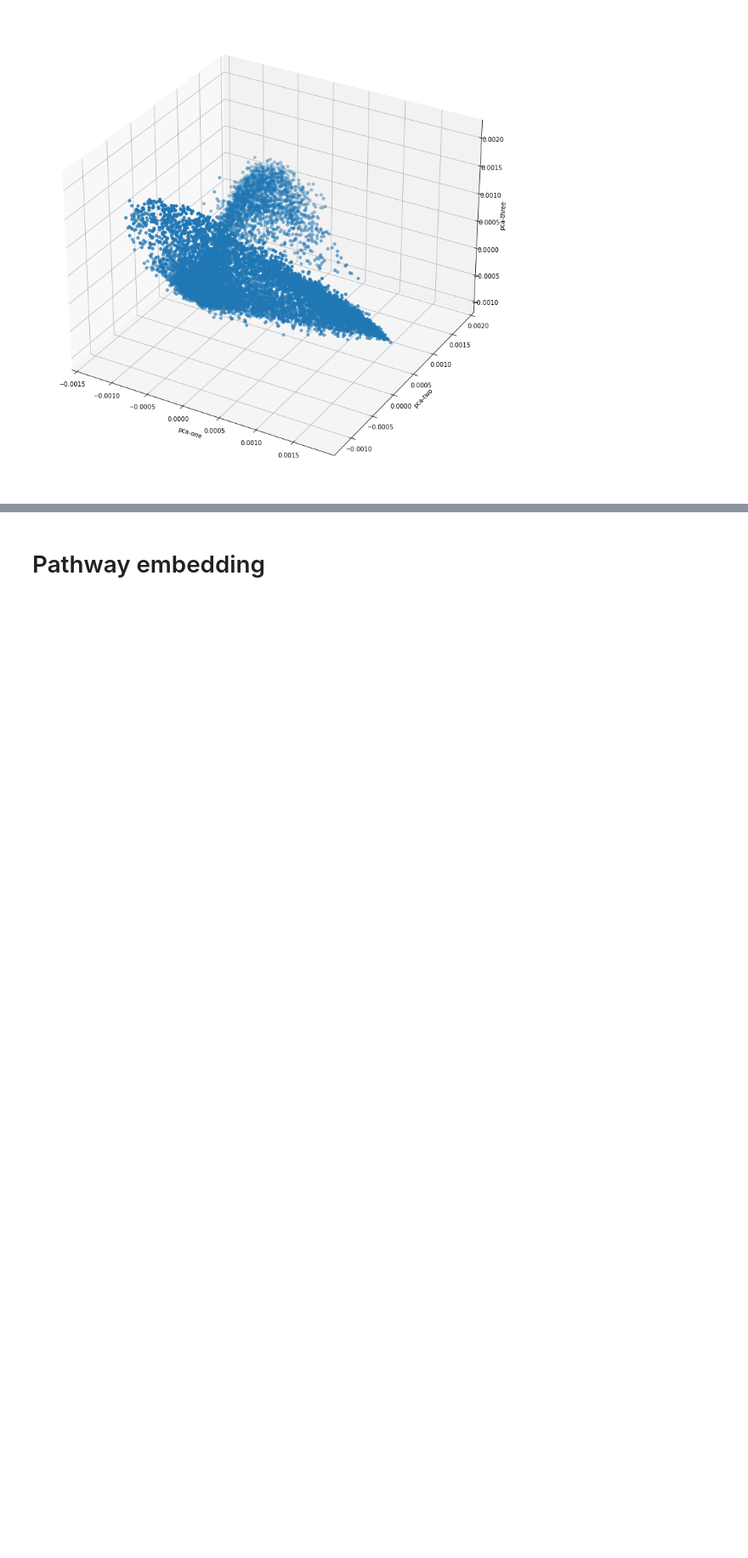
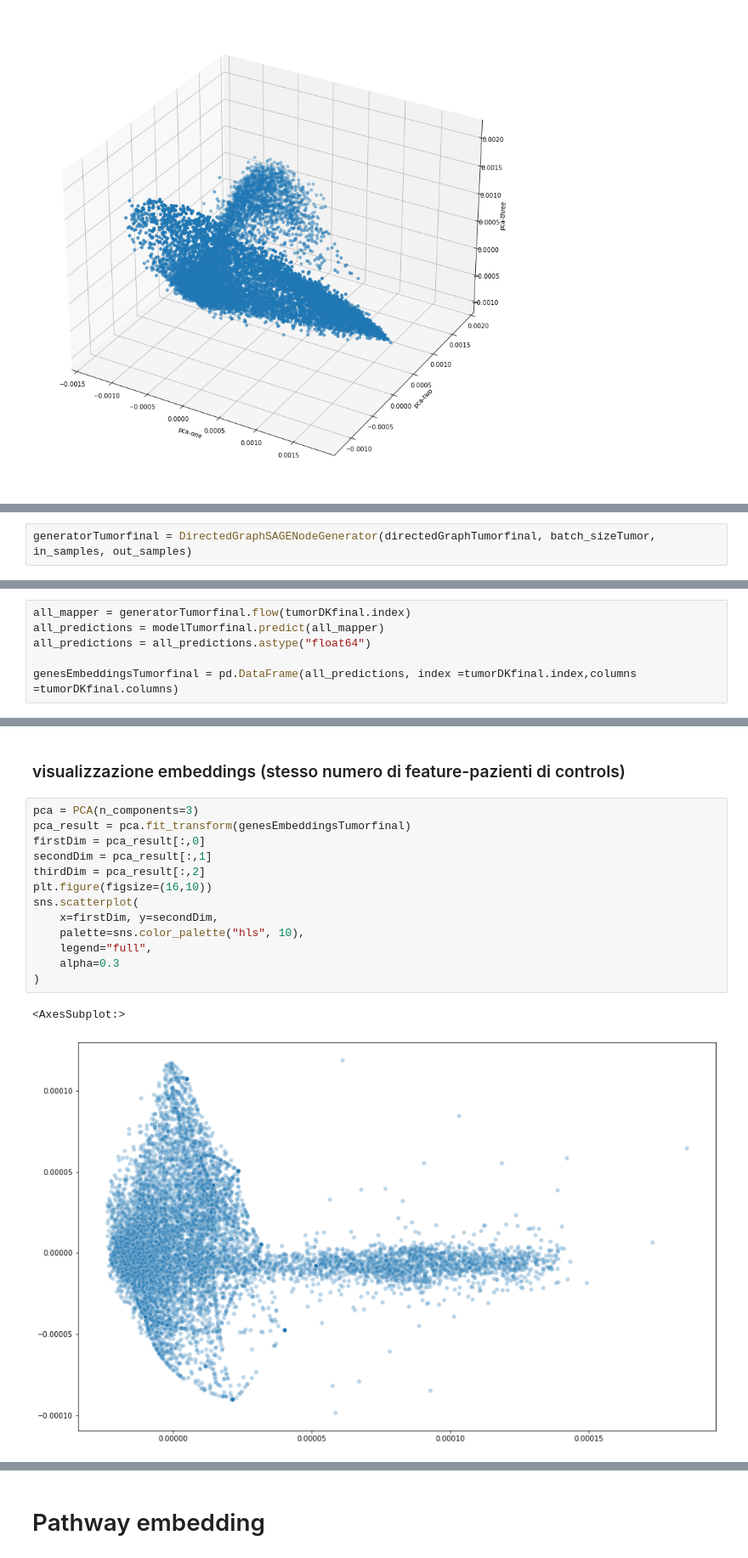
Before and after one commit to josura/GNN-metapathways, a Jupyter notebook: testGraph.ipynb, the cells around one changed output, grey strips where cells are left out. Shown at 85% size. Drawn from its saved outputs; the diff is of its cells as text; blank space fills up the shorter version.

```diff
--- a/testGraph.ipynb
+++ b/testGraph.ipynb
@@ -1188,0 +1217,2 @@ plt.show()
+# %%
+generatorTumorfinal = DirectedGraphSAGENodeGenerator(directedGraphTumorfinal, batch_sizeTumor, in_samples, out_samples)
@@ -1188,0 +1306,6 @@ plt.show()
+# %%
+all_mapper = generatorTumorfinal.flow(tumorDKfinal.index)
+all_predictions = modelTumorfinal.predict(all_mapper)
+all_predictions = all_predictions.astype("float64")
+
+genesEmbeddingsTumorfinal = pd.DataFrame(all_predictions, index =tumorDKfinal.index,columns =tumorDKfinal.columns)
@@ -1188,0 +1328,18 @@ plt.show()
+# %% [markdown]
+### visualizzazione embeddings (stesso numero di feature-pazienti di controls)
+# %%
+pca = PCA(n_components=3)
+pca_result = pca.fit_transform(genesEmbeddingsTumorfinal)
+firstDim = pca_result[:,0]
+secondDim = pca_result[:,1]
+thirdDim = pca_result[:,2]
+plt.figure(figsize=(16,10))
+sns.scatterplot(
+    x=firstDim, y=secondDim,
+    palette=sns.color_palette("hls", 10),
+    legend="full",
+    alpha=0.3
+)
+# %% [output]
+<AxesSubplot:>
+[figure, added]
```
Also changed, not shown: parts of 13 cells of this notebook, 7 other files.
